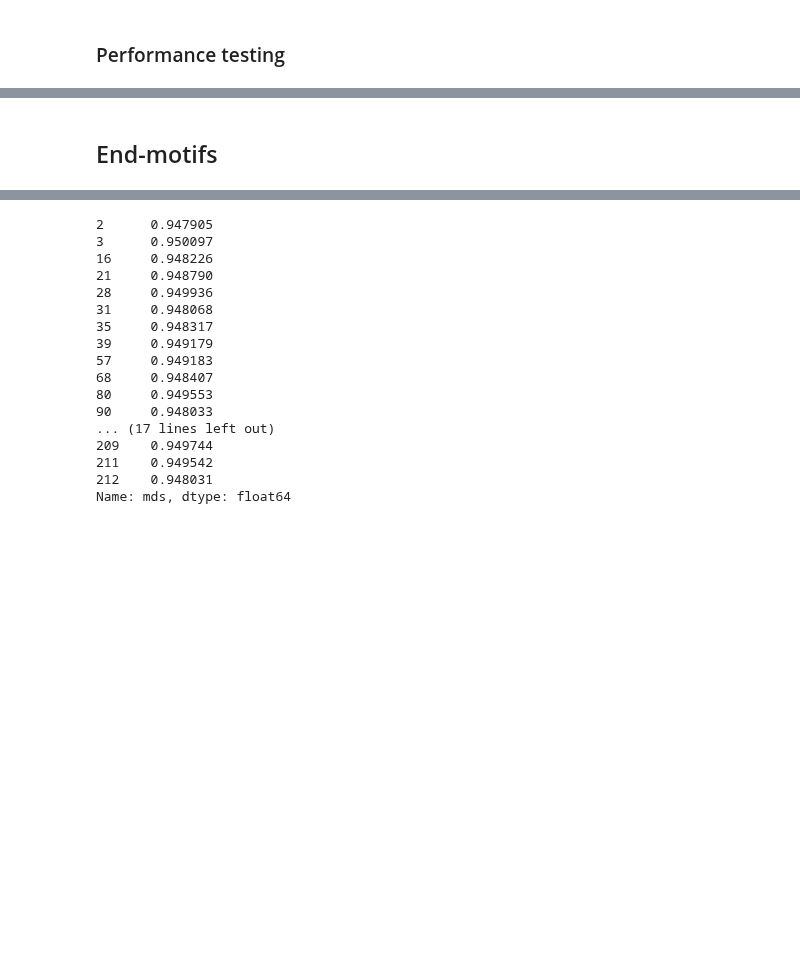
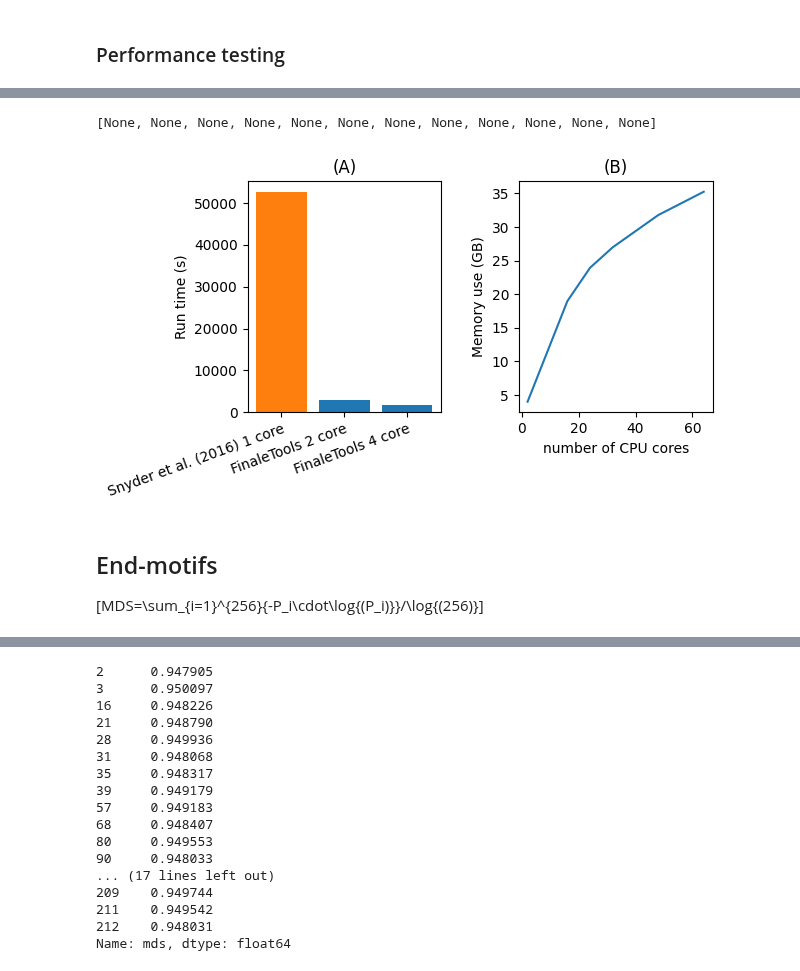
Before and after one commit to epifluidlab/FinaleToolkit, a Jupyter notebook: figs/frag_features_fig.ipynb, the cells around one changed output, grey strips where cells are left out. Saved outputs shown, nothing was run; the diff lists cells and outputs as text; code cells hidden in the pictures; blank space fills up the shorter version.

```diff
--- a/figs/frag_features_fig.ipynb
+++ b/figs/frag_features_fig.ipynb
@@ -209,7 +212,43 @@ Text(0.5, 1.0, '(B)')
+# %%
+fig, axes = plt.subplots(1, 2)
+fig.set_size_inches(6, 3)
+fig.subplots_adjust(wspace=0.4)
+trials = [
+    'Snyder et al. (2016) 1 core',
+    'FinaleTools 2 core',
+    'FinaleTools 4 core',
+]
+run_times = [
+    52567,
+    2934,
+    1716,
+]
+colors = ['C1', 'C0', 'C0']
+axes[0].bar(trials, run_times, color=colors)
+# axes[0].set_xlabel('number of CPU cores')
+axes[0].set_ylabel('Run time (s)')
+axes[0].set_title('(A)')
+# axes[0].plot([16, 64],[52567, 52567])
+"""
+axes[1].scatter(wps_performance['NCPUS'], wps_performance['TotalCPU'])
+axes[1].set_xlabel('number of CPUs')
+axes[1].set_xlabel('Total CPU Time')
+"""
+axes[1].plot(n_cpus_mem['NCPUS'], n_cpus_mem['MaxRSS'])
+axes[1].set_xlabel('number of CPU cores')
+axes[1].set_ylabel('Memory use (GB)')
+axes[1].set_title('(B)')
+
+plt.setp(axes[0].get_xticklabels(), rotation=20, ha="right",
+         rotation_mode="anchor")
+# %% [output]
+[None, None, None, None, None, None, None, None, None, None, None, None]
+[figure, added]
 # %%
 cores = [1, 2, 4]
-# %% [markdown]
-## End-motifs
+# %% [markdown]
+## End-motifs
+\[MDS=\sum_{i=1}^{256}{-P_i\cdot\log{(P_i)}}/\log{(256)}\]
 # %%
 # read data from csv. The csv is our end-motif calculations on a dataset
 # from Jiang et al (2015), which is different from the data used in
```
Also changed, not shown: parts of 5 cells of this notebook.
